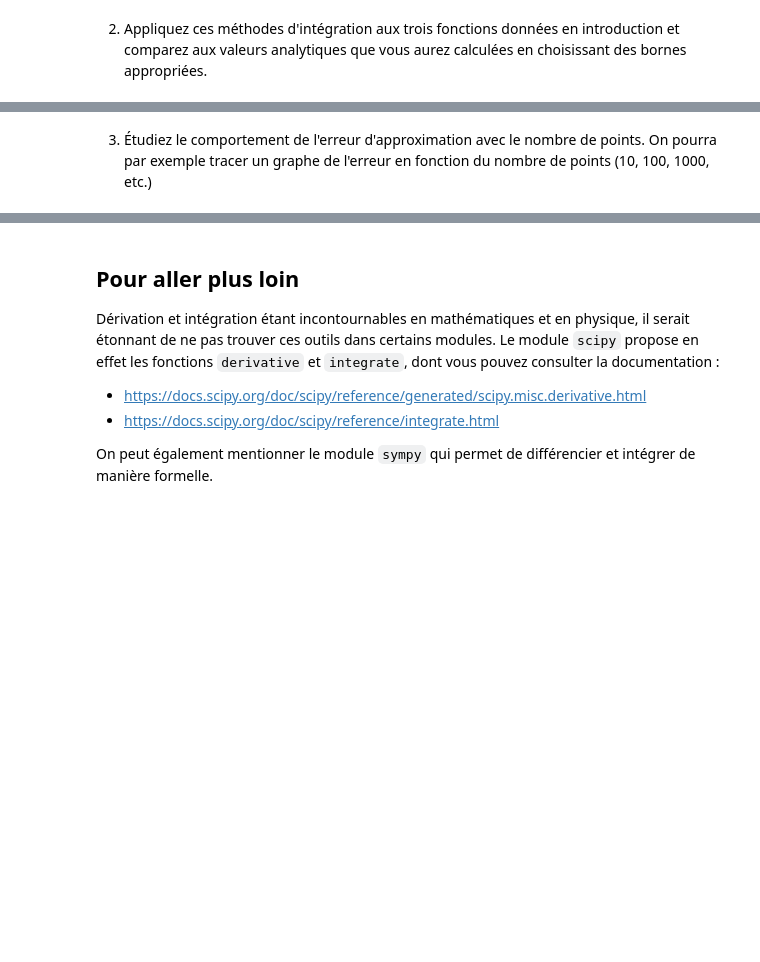
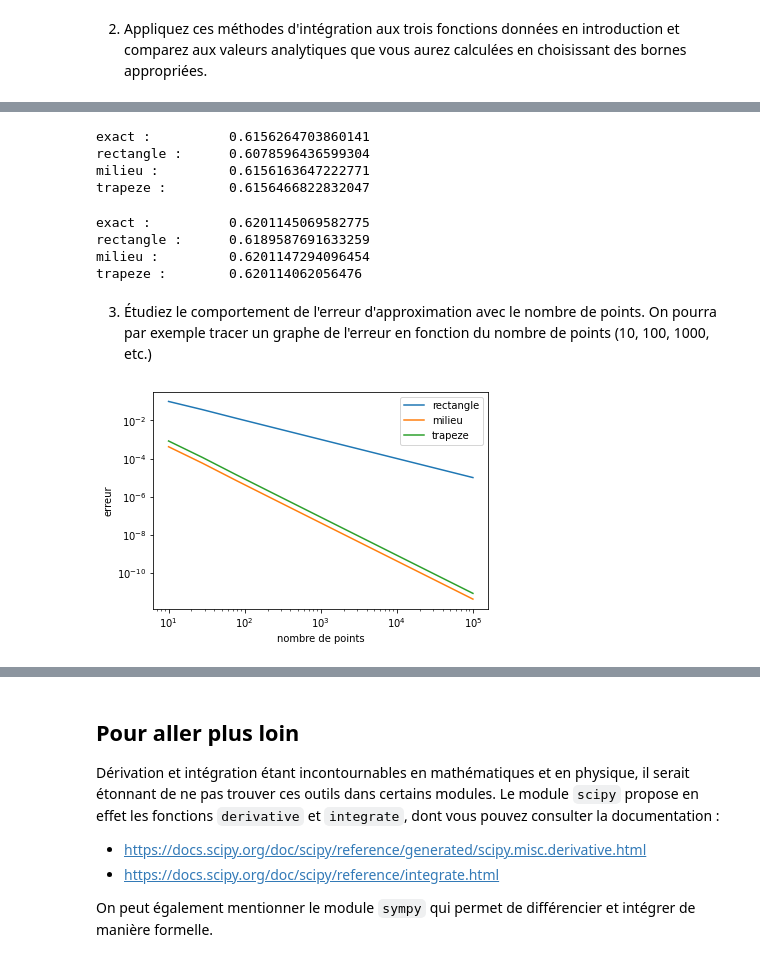
Before and after one commit to kmiloarguello/physique-numerique, a Jupyter notebook: etu-05-derivation-integration/etu-02-derivation-integration-exercices.ipynb, the cells around one changed output, grey strips where cells are left out. Drawn from its saved outputs; the diff is of its cells as text; code cells hidden in the pictures; blank space fills up the shorter version.

```diff
--- a/etu-05-derivation-integration/etu-02-derivation-integration-exercices.ipynb
+++ b/etu-05-derivation-integration/etu-02-derivation-integration-exercices.ipynb
@@ -271,2 +431,75 @@ $$
+# %%
+# pour calculer l'intégrale de g entre a et b
+
+a=0
+b=1
+n=100
+print("exact :\t\t",G(b)-G(a))
+print("rectangle :\t",Intrect(g,a,b,n))
+print("milieu :\t",Intmilieu(g,a,b,n))
+print("trapeze :\t",Inttrap(g,a,b,n))
+# %% [output]
+exact :          0.6156264703860141
+rectangle :      0.6078596436599304
+milieu :         0.6156163647222771
+trapeze :        0.6156466822832047
+# %%
+# pour calculer l'intégrale de h entre a et b
+
+a=0
+b=1
+n=100
+print("exact :\t\t",H(b)-H(a))
+print("rectangle :\t",Intrect(h,a,b,n))
+print("milieu :\t",Intmilieu(h,a,b,n))
+print("trapeze :\t",Inttrap(h,a,b,n))
+# %% [output]
+exact :          0.6201145069582775
+rectangle :      0.6189587691633259
+milieu :         0.6201147294096454
+trapeze :        0.620114062056476
 # %% [markdown]
 3. Étudiez le comportement de l'erreur d'approximation avec le nombre de points. On pourra par exemple tracer un graphe de l'erreur en fonction du nombre de points (10, 100, 1000, etc.)
+# %%
+# on crée un fonction qui prend en entrée :
+# la fonction d'intégration choisie, la primitive analytique, les bornes, et la liste des nombres de points
+
+def errorplot(Int,F,f,a,b,n):
+    # on initialize le tableau numpy de sortie
+    erreurs=np.zeros(len(n))
+
+    if F(a)==F(b):
+        # au cas ou l'integrale analytique est nulle, on prend la en val. absolue
+        for i in range(len(n)):
+            # pour chaque nombre de points, on calcule l'erreur
+            erreurs[i] = abs(Int(f,a,b,int(n[i])))
+            # notez le int() pour s'assurer que le ni est bien un entier...
+
+    else:
+        # si l'integrale est non nulle on prends l'erreur relative
+        exact=(F(b)-F(a))
+        for i in range(len(n)):
+            # pour chaque nombre de points dans la liste n, on calcule l'erreur
+            erreurs[i] = abs(exact-Int(f,a,b,int(n[i])))/abs(exact)
+
+    return erreurs # on retourne la liste des erreurs sous forme de tableau numpy
+# %%
+# pour f
+
+
+# on crée la liste des nombres de points à tester
+n=np.logspace(1,5,10)
+
+# on choisi les bornes d'intégrations
+a=0
+b=1
+
+plt.loglog(n,errorplot(Intrect,F,f,a,b,n),label='rectangle')
+plt.loglog(n,errorplot(Intmilieu,F,f,a,b,n),label='milieu')
+plt.loglog(n,errorplot(Inttrap,F,f,a,b,n),label='trapeze')
+plt.xlabel('nombre de points')
+plt.ylabel('erreur')
+plt.legend()
+plt.show()
+# %% [output]
+[figure, added]
```
Also changed, not shown: parts of 13 cells of this notebook, 1 other file.
